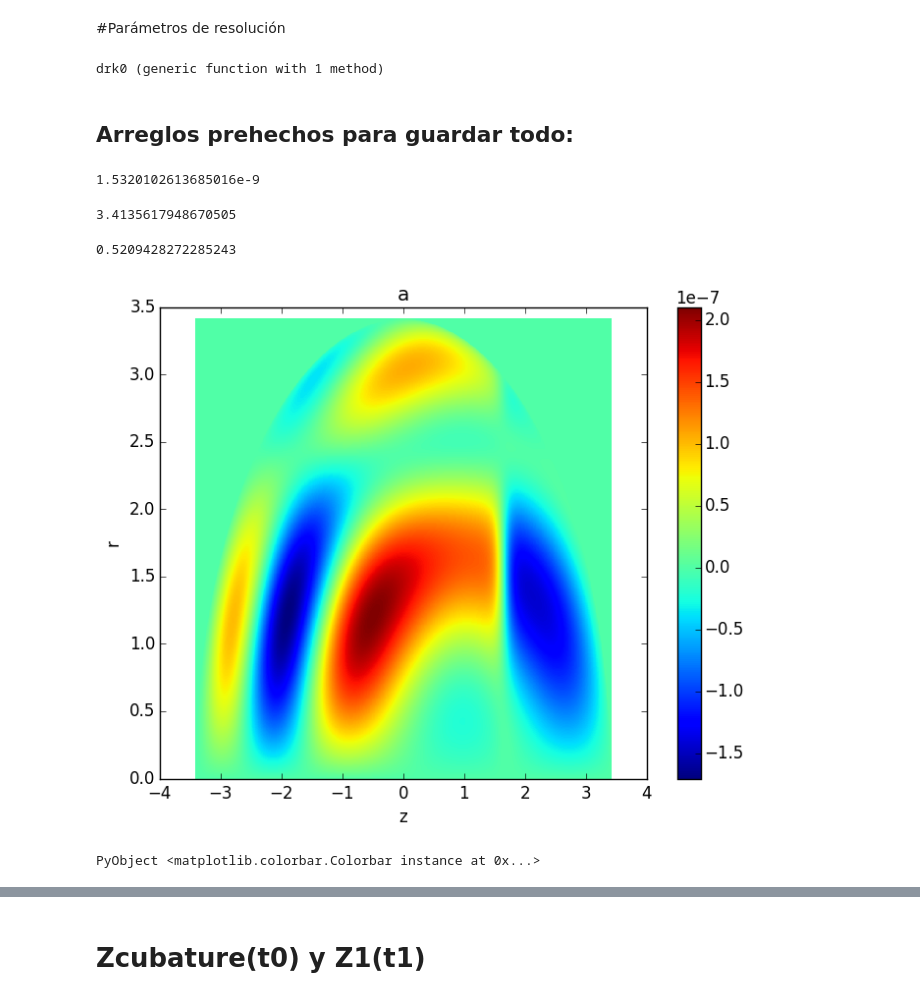
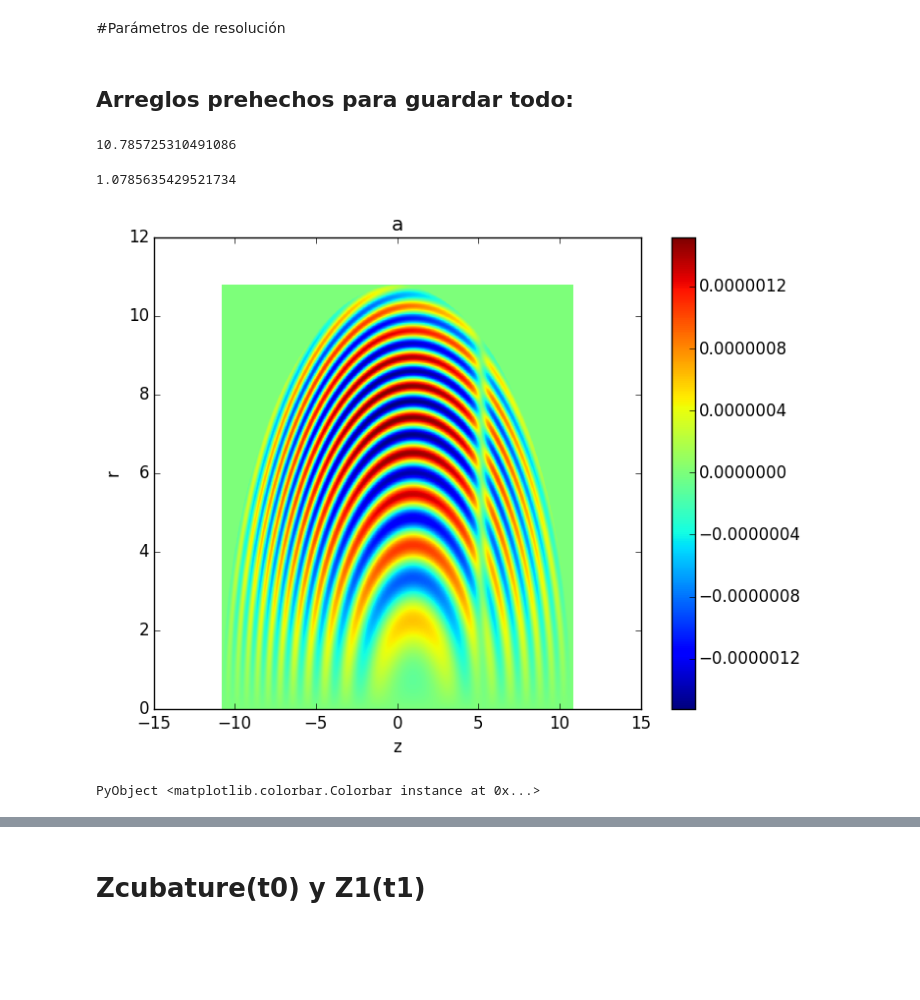
Before and after one commit to ealba/INTEGRALES, a Jupyter notebook: IntegralesBurdas6.ipynb, the cells around one changed output, grey strips where cells are left out. Drawn from its saved outputs; the diff is of its cells as text; code cells hidden in the pictures; blank space fills up the shorter version.

```diff
--- a/IntegralesBurdas6.ipynb
+++ b/IntegralesBurdas6.ipynb
@@ -51,7 +45,7 @@ muOA=mu/(hbarr*omegam);
 # %% [markdown]
 # El Tiempo
 # %%
-DT=10;
+DT=100;
 t1=ksi/c;
 t0=tOA/DT;
 t1=t1/DT;
@@ -178,7 +172,7 @@ plot(rmax)
 # %% [markdown]
 #Parámetros de resolución
 # %%
-iteracionest=2;
+iteracionest=10;
 divisiones=10;
 
 iteracionesr=Integer(100);
@@ -193,26 +187,5 @@ Dz=2*zmaxevaluar/iteracionesz;
 
 Dr1(t)=rmaxintegrar(t)/iteracionesr1;
 Dz1(t)=2*zmaxintegrar(t)/iteracionesz1;
-
-
-
-#Dr=(rmaxevaluar-rminevaluar)/iteracionesr;
-#Dz=(zmaxevaluar-zminevaluar)/iteracionesz;
-
-
-
-#################NO SE TOMAN TODOS LOS ÍNDICES DE INTEGRACIÓN, SÓLO ALGUNOS cercanos al punto dado
-#Dr1_omegar=sqrt(hbarr/(m*omegar)); #Dr1_omegar>Dr1
-#Dz1_omegaz=sqrt(hbarr/(m*omegaz)); #Dz1_omegaz>Dr1
-
-Dr1_omegar(t)=Dr1(t)*20;
-Dz1_omegaz(t)=Dz1(t)*20;
-
-############valores en índices
-dzl0(t)=    round(Integer,Dz1_omegaz(t)/Dz1(t));
-drk0(t)=    round(Integer,Dr1_omegar(t)/Dr1(t)); #a lo más, se va a integrar 2*drk0*N_arbitrario puntos+1 al rededor de un punto dado (contando al punto)
-###########################################################################
-# %% [output]
-drk0 (generic function with 1 method)
 # %% [markdown]
 ## Arreglos prehechos para guardar todo:
@@ -226,23 +195,19 @@ ImIntegralcubature=zeros(iteracionesr+1,iteracionesz+1,iteracionest);
 Zcubature=zeros(iteracionesr+1,iteracionesz+1,iteracionest);
 ErrIm=zeros(iteracionesr+1,iteracionesz+1,iteracionest);
 ErrRe=zeros(iteracionesr+1,iteracionesz+1,iteracionest);
-# %%
-f1([-zmaxintegrar(t0)/5,zmaxintegrar(t0)/5])
-# %% [output]
-1.5320102613685016e-9
 # %%
 rmaxintegrar(t0)/lOA
 # %% [output]
-3.4135617948670505
+10.785725310491086
 # %%
-z0/lOA
+zmax_estatico/lOA
 # %% [output]
-0.5209428272285243
+1.0785635429521734
 # %%
-f1(v)=R_funcion_a_integrar(v,lOA,lOA,t0)
+f1(v)=R_funcion_a_integrar(v,0.0,lOA,t0)
 zf1=gencodominio2Dvec([-zmaxintegrar(t0),zmaxintegrar(t0)],[0.0,rmaxintegrar(t0)],1000,f1)
 grafdensidad([-zmaxintegrar(t0)/lOA,zmaxintegrar(t0)/lOA],[0.0,rmaxintegrar(t0)/lOA],1000,zf1,"a","z","r","barra")
 # %% [output]
-[figure, old version]
+[figure, new version]
 PyObject <matplotlib.colorbar.Colorbar instance at 0x...>
 # %%
```
Also changed, not shown: parts of 17 cells of this notebook, 1 other file.
